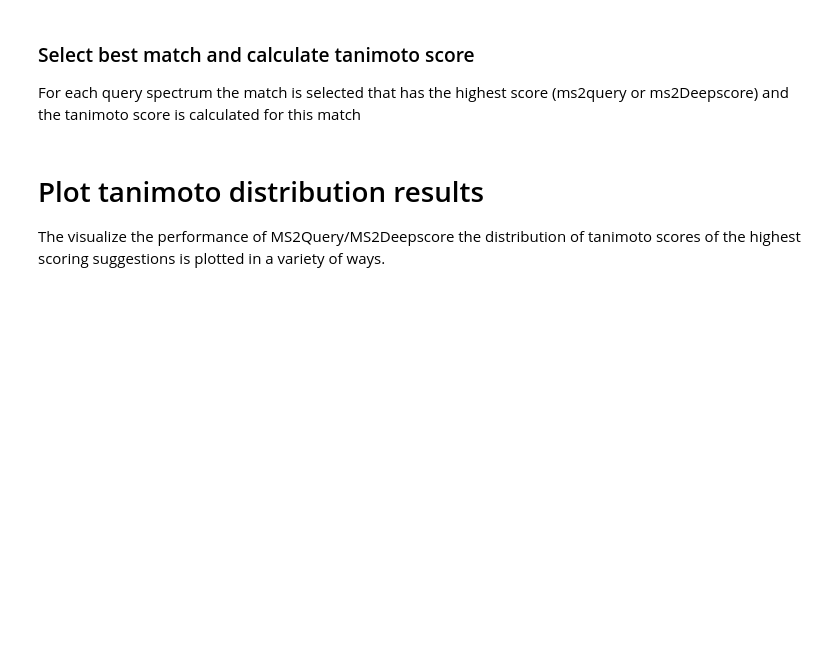
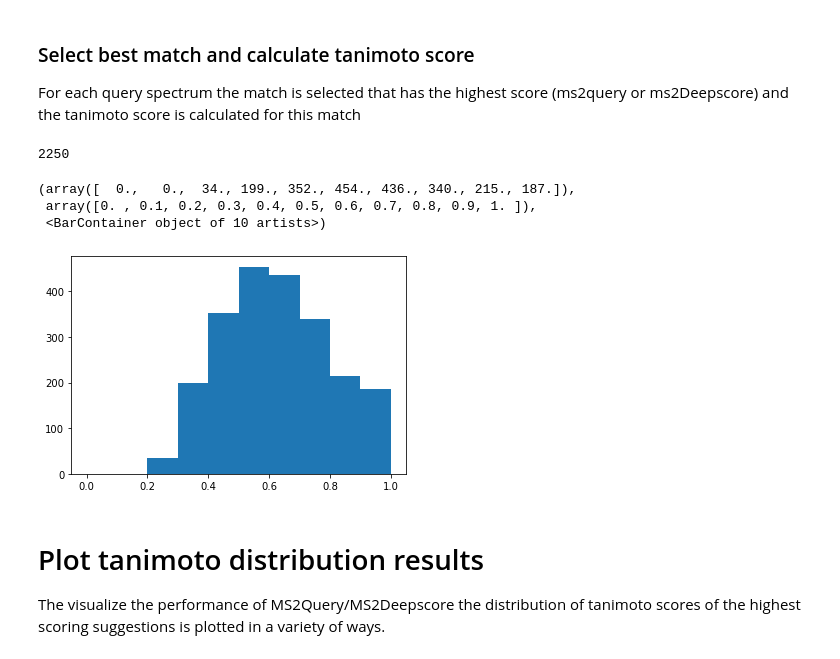
Before and after one commit to iomega/ms2query, a Jupyter notebook: notebooks/Plot_performance_analog_search.ipynb, the cells around one changed output. Drawn from its saved outputs; the diff is of its cells as text; code cells hidden in the pictures; blank space fills up the shorter version.

```diff
--- a/notebooks/Plot_performance_analog_search.ipynb
+++ b/notebooks/Plot_performance_analog_search.ipynb
@@ -71,6 +71,19 @@ ms2query_and_tanimoto = select_best_match_and_calculate_tanimoto_score(
 # Calculate tanimoto scores of found matches based on MS2Deepscore
 ms2ds_and_tanimoto = select_best_match_and_calculate_tanimoto_score(
     results, tanimoto_scores_df_file, test_spectra_without_match, sqlite_file, False)
+# %%
+ms2query_scores = [x[0] for x in ms2query_and_tanimoto]
+print(len(ms2query_scores))
+# %% [output]
+2250
+# %%
+from matplotlib import pyplot as plt
+plt.hist(ms2query_scores, bins = [0,0.1,0.2,0.3,0.4,0.5,0.6,0.7,0.8,0.9, 1.0])
+# %% [output]
+(array([  0.,   0.,  34., 199., 352., 454., 436., 340., 215., 187.]),
+ array([0. , 0.1, 0.2, 0.3, 0.4, 0.5, 0.6, 0.7, 0.8, 0.9, 1. ]),
+ <BarContainer object of 10 artists>)
+[figure, added]
 # %% [markdown]
 # Plot tanimoto distribution results
 The visualize the performance of MS2Query/MS2Deepscore the distribution of tanimoto scores of the highest scoring suggestions is plotted in a variety of ways.
```
Also changed, not shown: 5 other files.
